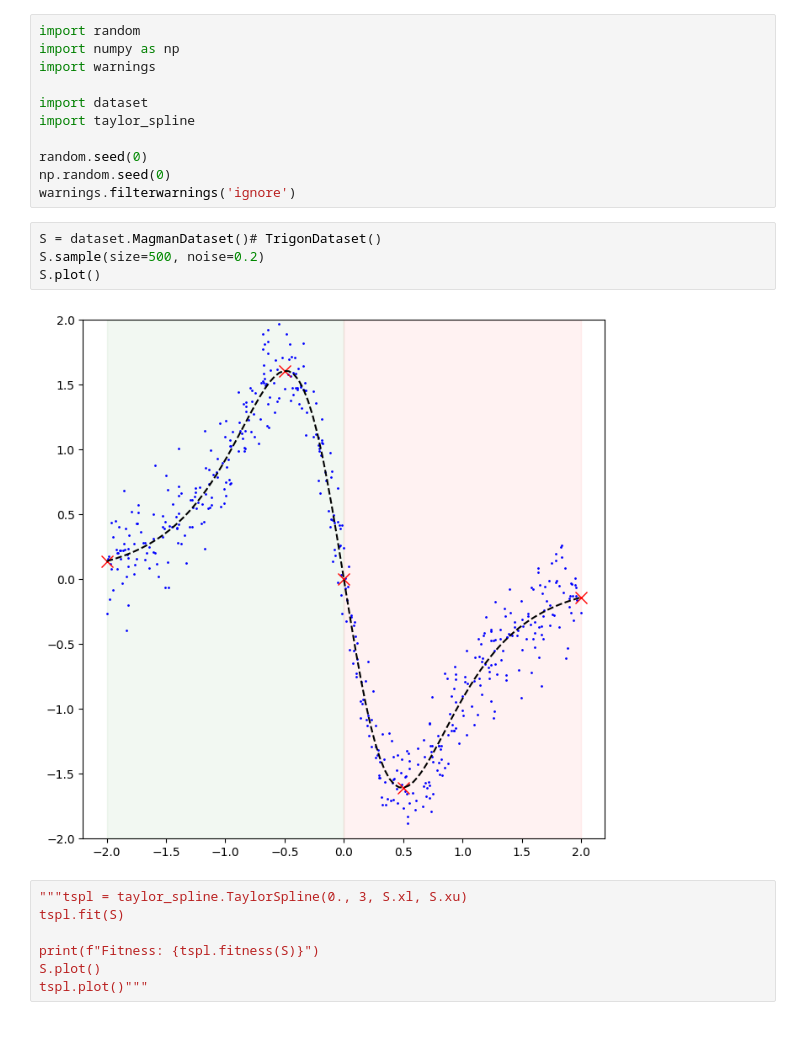
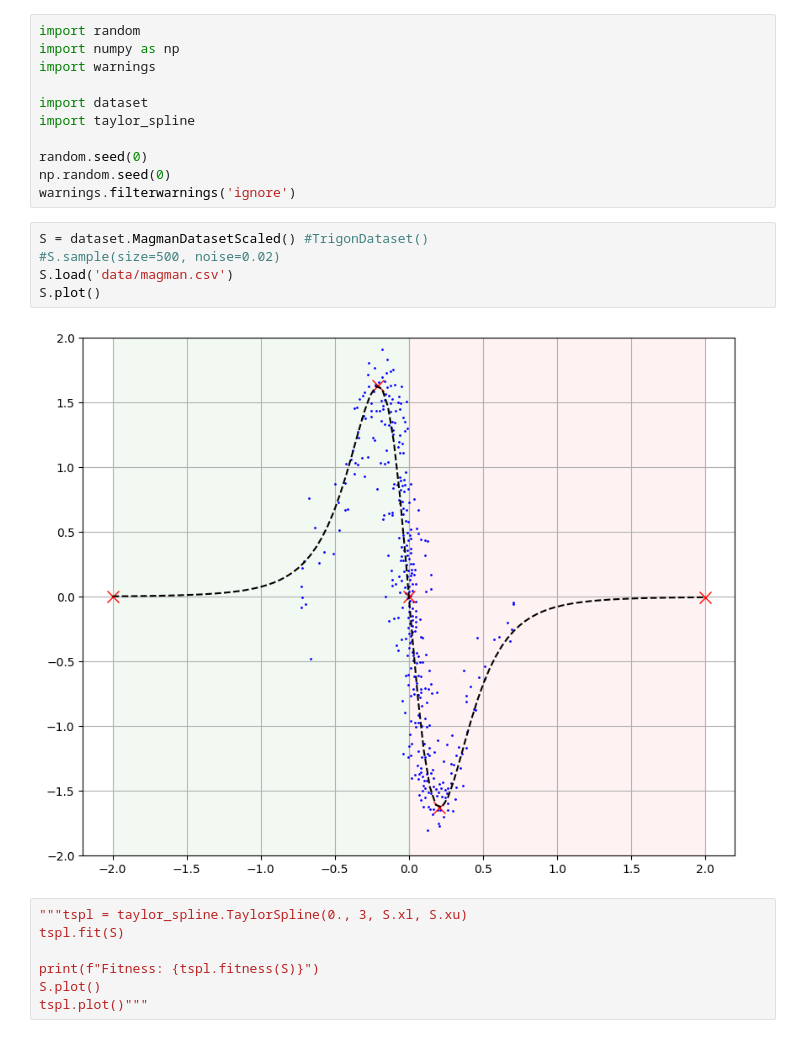
Before and after one commit to AgostinoRizzo/genpro, a Jupyter notebook: symbreg-taylor.ipynb, the cells around one changed output. Saved outputs shown, nothing was run; the diff lists cells and outputs as text.

Commit message:
Load dataset from CSV.

```diff
--- a/symbreg-taylor.ipynb
+++ b/symbreg-taylor.ipynb
@@ -10,11 +10,12 @@ random.seed(0)
 np.random.seed(0)
 warnings.filterwarnings('ignore')
 # %%
-S = dataset.MagmanDataset()# TrigonDataset()
-S.sample(size=500, noise=0.2)
+S = dataset.MagmanDatasetScaled() #TrigonDataset()
+#S.sample(size=500, noise=0.02)
+S.load('data/magman.csv')
 S.plot()
 # %% [output]
-[figure, old version]
+[figure, new version]
 # %%
 """tspl = taylor_spline.TaylorSpline(0., 3, S.xl, S.xu)
 tspl.fit(S)
```
Also changed, not shown: parts of 2 cells of this notebook, 3 other files.
